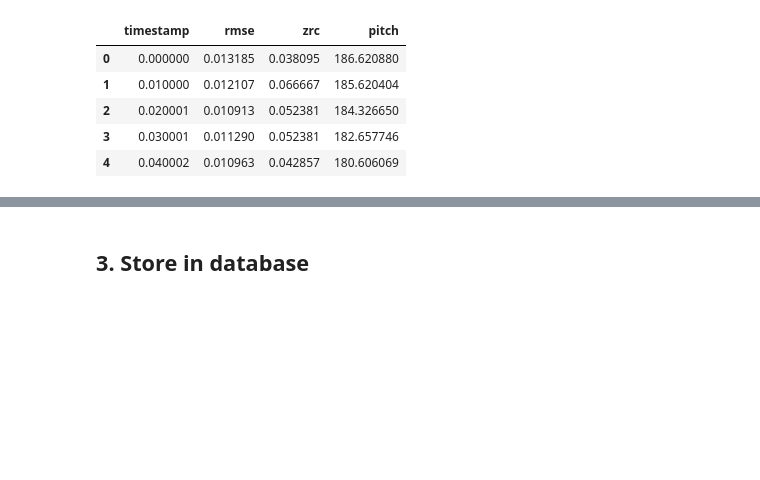
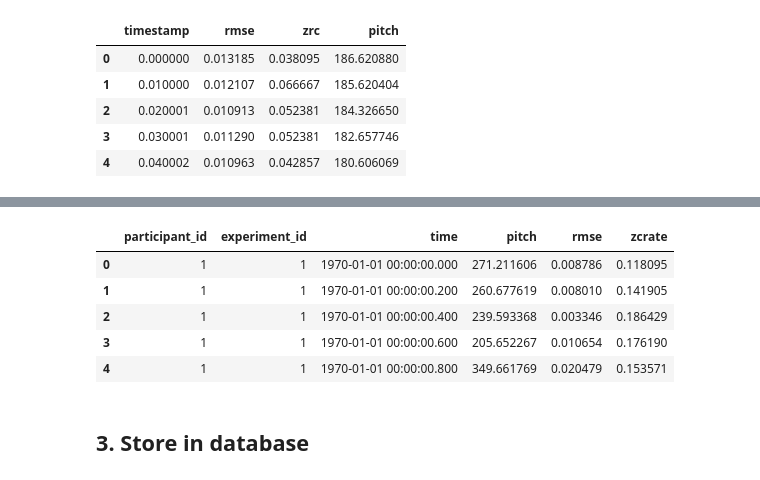
Before and after one commit to emrecdem/emrecdem-framework, a Jupyter notebook: notebooks/Load time series and store in database.ipynb, the cells around one changed output, grey strips where cells are left out. Cells and saved outputs as stored; diff of their text form; code cells hidden in the pictures; blank space fills up the shorter version.

```diff
--- a/notebooks/Load time series and store in database.ipynb
+++ b/notebooks/Load time series and store in database.ipynb
@@ -196,3 +198,18 @@ time_series.head()
+# %%
+time_series['participant_id'] = 1 #dummy value for now
+time_series['experiment_id'] = 1 #dummy value for now
+time_series = time_series.rename(columns={'zrc': 'zcrate'})
+time_series.drop(['timestamp'], axis = 1, inplace = True, errors = 'ignore')
+time_series = time_series[['participant_id','experiment_id','time','pitch','rmse','zcrate']]
+# %%
+time_series.head()
+# %% [output]
+|  | participant_id | experiment_id | time | pitch | rmse | zcrate |
+| 0 | 1 | 1 | 1970-01-01 00:00:00.000 | 271.211606 | 0.008786 | 0.118095 |
+| 1 | 1 | 1 | 1970-01-01 00:00:00.200 | 260.677619 | 0.008010 | 0.141905 |
+| 2 | 1 | 1 | 1970-01-01 00:00:00.400 | 239.593368 | 0.003346 | 0.186429 |
+| 3 | 1 | 1 | 1970-01-01 00:00:00.600 | 205.652267 | 0.010654 | 0.176190 |
+| 4 | 1 | 1 | 1970-01-01 00:00:00.800 | 349.661769 | 0.020479 | 0.153571 |
 # %% [markdown]
 ## 3. Store in database
 # %% [markdown]
```
Also changed, not shown: parts of 16 cells of this notebook.
